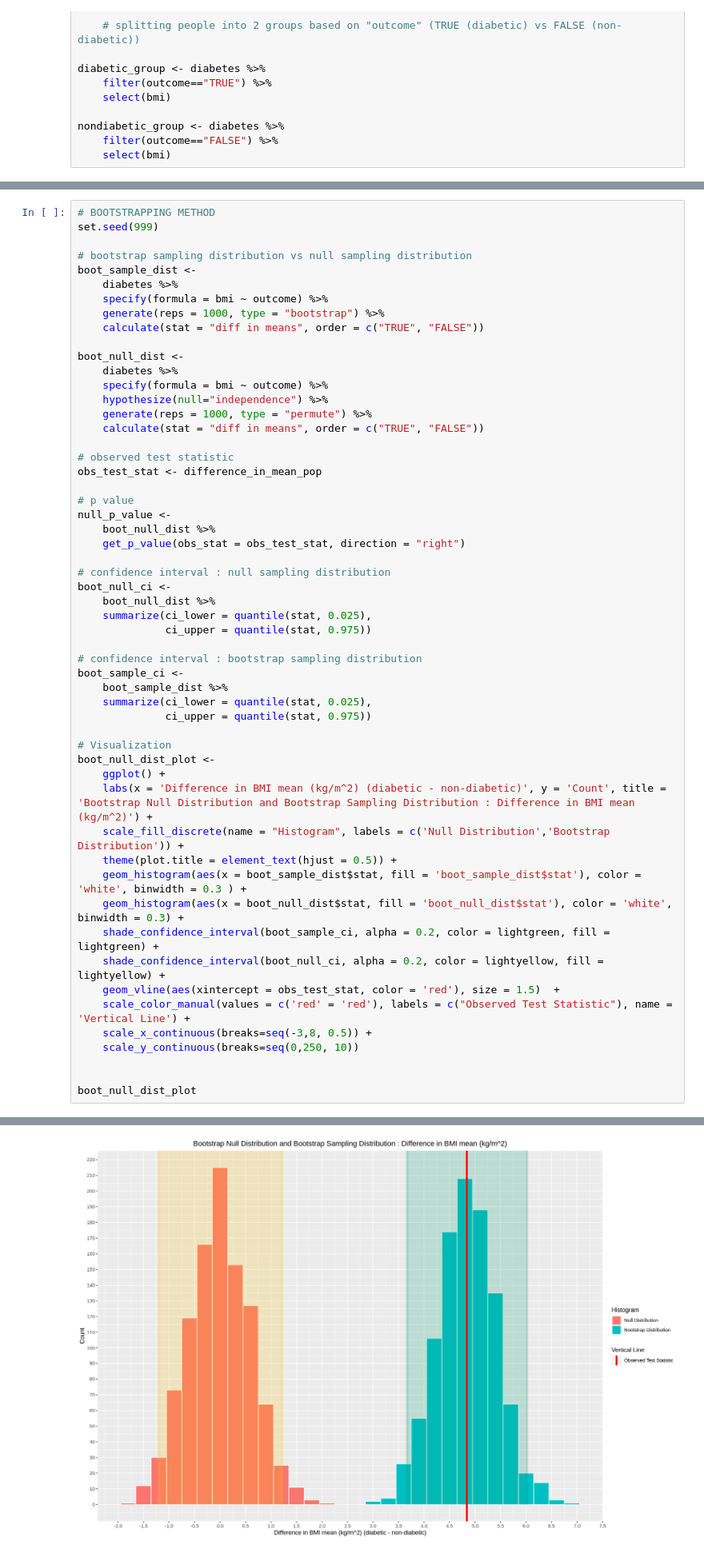
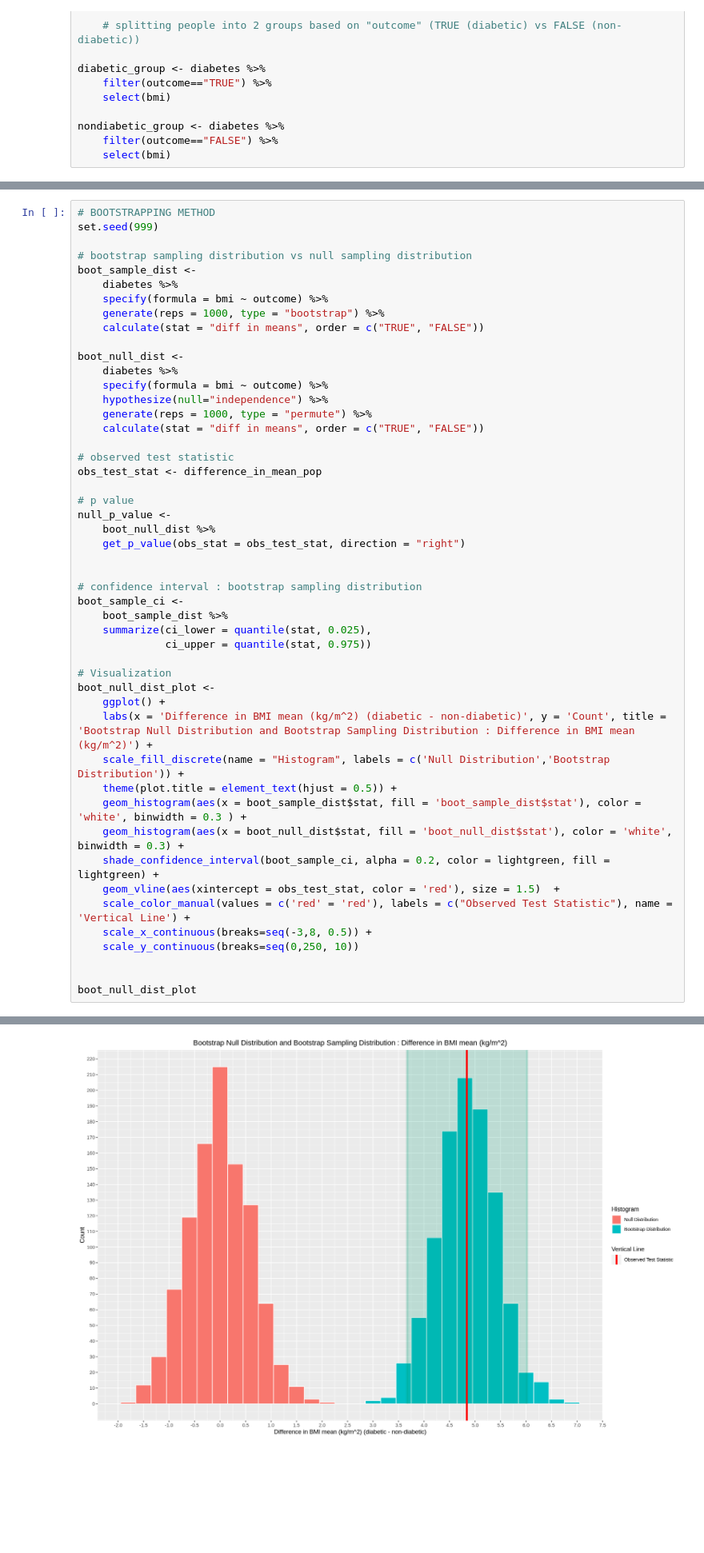
Before and after one commit to Kayleeli/STAT201-Group-23, a Jupyter notebook: final report/DRAFT_final_report.ipynb, the cells around one changed output, grey strips where cells are left out. Shown at 80% size. Saved outputs shown, nothing was run; the diff lists cells and outputs as text; blank space fills up the shorter version.

```diff
--- a/final report/DRAFT_final_report.ipynb
+++ b/final report/DRAFT_final_report.ipynb
@@ -194,40 +147,34 @@ obs_test_stat <- difference_in_mean_pop
 null_p_value <-
     boot_null_dist %>%
     get_p_value(obs_stat = obs_test_stat, direction = "right")
 
-# confidence interval : null sampling distribution
-boot_null_ci <-
-    boot_null_dist %>%
-    summarize(ci_lower = quantile(stat, 0.025),
-              ci_upper = quantile(stat, 0.975))
 
 # confidence interval : bootstrap sampling distribution
 boot_sample_ci <-
     boot_sample_dist %>%
     summarize(ci_lower = quantile(stat, 0.025),
               ci_upper = quantile(stat, 0.975))
 
 # Visualization
 boot_null_dist_plot <-
     ggplot() +
     labs(x = 'Difference in BMI mean (kg/m^2) (diabetic - non-diabetic)', y = 'Count', title = 'Bootstrap Null Distribution and Bootstrap Sampling Distribution : Difference in BMI mean (kg/m^2)') +
     scale_fill_discrete(name = "Histogram", labels = c('Null Distribution','Bootstrap Distribution')) +
     theme(plot.title = element_text(hjust = 0.5)) +
     geom_histogram(aes(x = boot_sample_dist$stat, fill = 'boot_sample_dist$stat'), color = 'white', binwidth = 0.3 ) +
     geom_histogram(aes(x = boot_null_dist$stat, fill = 'boot_null_dist$stat'), color = 'white', binwidth = 0.3) +
     shade_confidence_interval(boot_sample_ci, alpha = 0.2, color = lightgreen, fill = lightgreen) +
-    shade_confidence_interval(boot_null_ci, alpha = 0.2, color = lightyellow, fill = lightyellow) +
     geom_vline(aes(xintercept = obs_test_stat, color = 'red'), size = 1.5)  +
     scale_color_manual(values = c('red' = 'red'), labels = c("Observed Test Statistic"), name = 'Vertical Line') +
     scale_x_continuous(breaks=seq(-3,8, 0.5)) +
     scale_y_continuous(breaks=seq(0,250, 10))
 
 
 boot_null_dist_plot
 # %% [output]
 Warning message:
 “Please be cautious in reporting a p-value of 0. This result is an approximation based on the number of `reps` chosen in the `generate()` step. See `?get_p_value()` for more information.”
-[figure, old version]
+[figure, new version]
 # %%
 null_p_value
 # %% [output]
```
Also changed, not shown: parts of 7 cells of this notebook.
